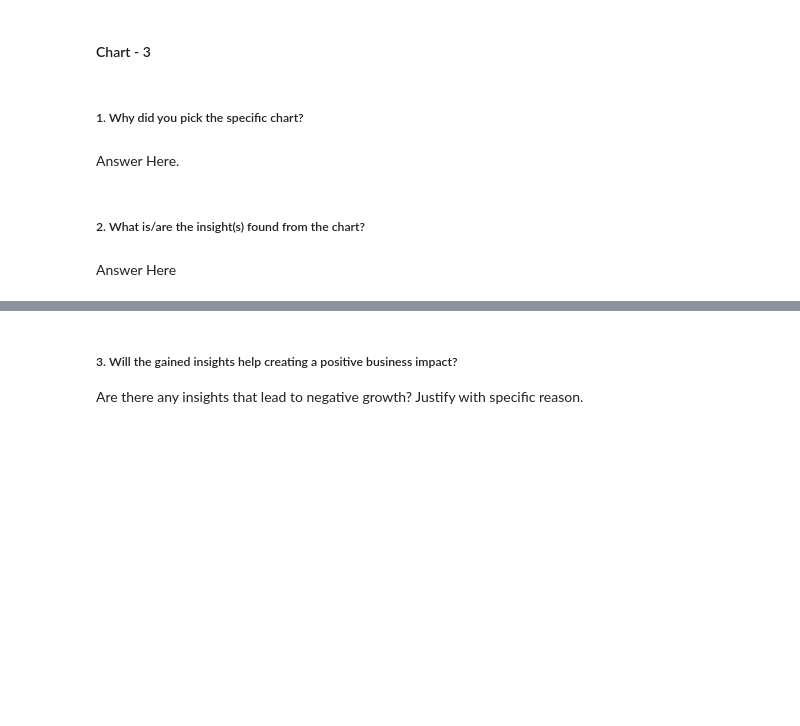
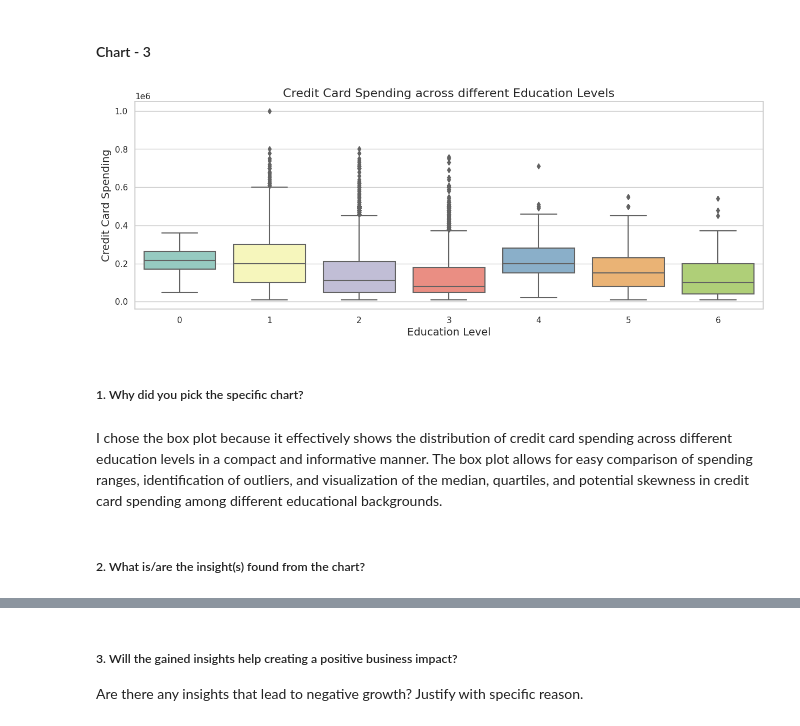
Before and after one commit to shubhamrai1318/Credit_Card_Default_Prediction, a Jupyter notebook: Credit_Card_Default_Prediction.ipynb, the cells around one changed output, grey strips where cells are left out. Saved outputs shown, nothing was run; the diff lists cells and outputs as text; code cells hidden in the pictures; blank space fills up the shorter version.

Commit message:
Visualization Chart-3 Completed

```diff
--- a/Credit_Card_Default_Prediction.ipynb
+++ b/Credit_Card_Default_Prediction.ipynb
@@ -614,8 +612,28 @@ Are there any insights that lead to negative growth? Justify with specific reaso
+# %%
+# Chart - 3 visualization code
+
+sns.set(style="whitegrid")
+plt.figure(figsize=(15, 5))
+
+# Plotting the box plot to compare credit card spending across different education levels
+ax = sns.boxplot(x='education', y='limit_bal', data=df, palette='Set3')
+
+# Setting the x-axis label
+plt.xlabel('Education Level', fontsize=14)
+
+# Setting the y-axis label
+plt.ylabel('Credit Card Spending', fontsize=14)
+
+# Setting the title of the plot
+plt.title('Credit Card Spending across different Education Levels', fontsize=16)
+
+# Displaying the plot
+plt.show()
+# %% [output]
+[figure, added]
 # %% [markdown]
 ##### 1. Why did you pick the specific chart?
-# %% [markdown]
-Answer Here.
+# %% [markdown]
+I chose the box plot because it effectively shows the distribution of credit card spending across different education levels in a compact and informative manner. The box plot allows for easy comparison of spending ranges, identification of outliers, and visualization of the median, quartiles, and potential skewness in credit card spending among different educational backgrounds.
 # %% [markdown]
 ##### 2. What is/are the insight(s) found from the chart?
-# %% [markdown]
-Answer Here
```
Also changed, not shown: parts of 4 cells of this notebook.
